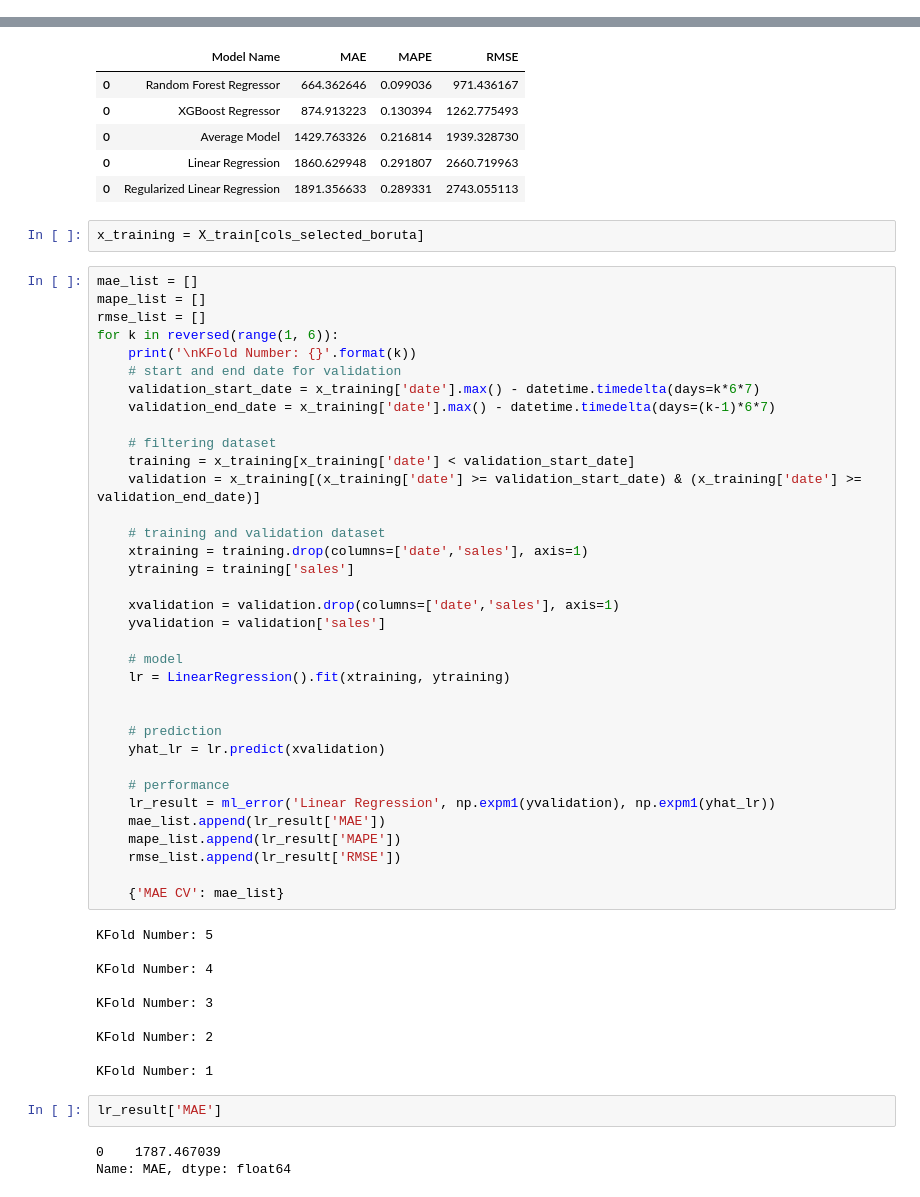
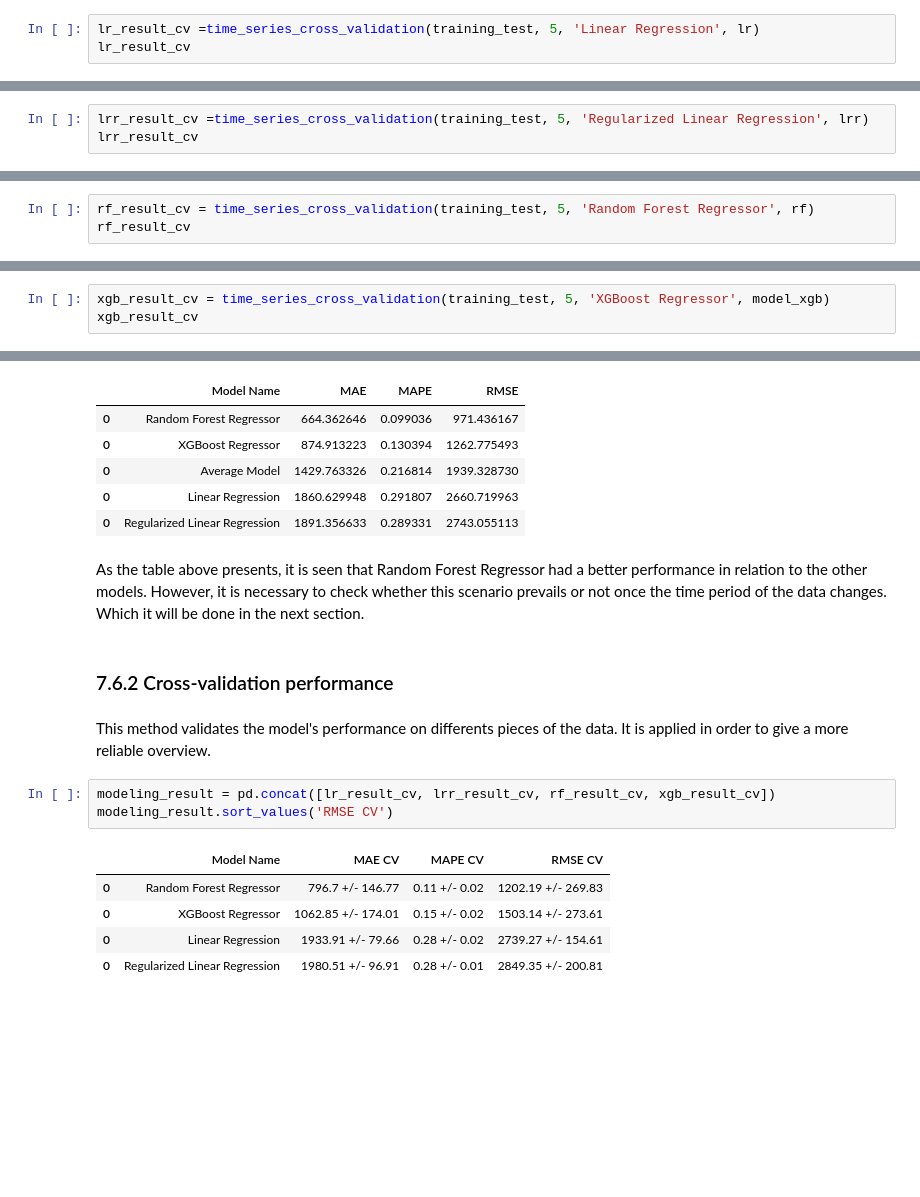
Before and after one commit to diegodinizf/Rossman-Sales, a Jupyter notebook: rossmann-sales-notebook.ipynb, the cells around one changed output, grey strips where cells are left out. Saved outputs shown, nothing was run; the diff lists cells and outputs as text; blank space fills up the shorter version.

Commit message:
cv performance

```diff
--- a/rossmann-sales-notebook.ipynb
+++ b/rossmann-sales-notebook.ipynb
@@ -1052,0 +1118,3 @@ lr_result
+# %%
+lr_result_cv =time_series_cross_validation(training_test, 5, 'Linear Regression', lr)
+lr_result_cv
@@ -1067,0 +1141,3 @@ lrr_result
+# %%
+lrr_result_cv =time_series_cross_validation(training_test, 5, 'Regularized Linear Regression', lrr)
+lrr_result_cv
@@ -1082,0 +1164,3 @@ rf_result
+# %%
+rf_result_cv = time_series_cross_validation(training_test, 5, 'Random Forest Regressor', rf)
+rf_result_cv
@@ -1102,0 +1192,3 @@ xgb_result
+# %%
+xgb_result_cv = time_series_cross_validation(training_test, 5, 'XGBoost Regressor', model_xgb)
+xgb_result_cv
@@ -1112,55 +1209,18 @@ modeling_result.sort_values('RMSE')
 | 0 | Average Model | 1429.763326 | 0.216814 | 1939.328730 |
 | 0 | Linear Regression | 1860.629948 | 0.291807 | 2660.719963 |
 | 0 | Regularized Linear Regression | 1891.356633 | 0.289331 | 2743.055113 |
-# %%
-x_training = X_train[cols_selected_boruta]
-# %%
-mae_list = []
-mape_list = []
-rmse_list = []
-for k in reversed(range(1, 6)):
-    print('\nKFold Number: {}'.format(k))
-    # start and end date for validation
-    validation_start_date = x_training['date'].max() - datetime.timedelta(days=k*6*7)
-    validation_end_date = x_training['date'].max() - datetime.timedelta(days=(k-1)*6*7)
-
-    # filtering dataset
-    training = x_training[x_training['date'] < validation_start_date]
-    validation = x_training[(x_training['date'] >= validation_start_date) & (x_training['date'] >= validation_end_date)]
-
-    # training and validation dataset
-    xtraining = training.drop(columns=['date','sales'], axis=1)
-    ytraining = training['sales']
-
-    xvalidation = validation.drop(columns=['date','sales'], axis=1)
-    yvalidation = validation['sales']
-
-    # model
-    lr = LinearRegression().fit(xtraining, ytraining)
-
-
-    # prediction
-    yhat_lr = lr.predict(xvalidation)
-
-    # performance
-    lr_result = ml_error('Linear Regression', np.expm1(yvalidation), np.expm1(yhat_lr))
-    mae_list.append(lr_result['MAE'])
-    mape_list.append(lr_result['MAPE'])
-    rmse_list.append(lr_result['RMSE'])
-
-    {'MAE CV': mae_list}
-# %% [output]
-KFold Number: 5
-
-KFold Number: 4
-
-KFold Number: 3
-
-KFold Number: 2
-
-KFold Number: 1
-# %%
-lr_result['MAE']
-# %% [output]
-0    1787.467039
-Name: MAE, dtype: float64
+# %% [markdown]
+As the table above presents, it is seen that Random Forest Regressor had a better performance in relation to the other models. However, it is necessary to check whether this scenario prevails or not once the time period of the data changes. Which it will be done in the next section.
+# %% [markdown]
+### 7.6.2 Cross-validation performance
+# %% [markdown]
+This method validates the model's performance on differents pieces of the data. It is applied in order to give a more reliable overview.
+# %%
+modeling_result = pd.concat([lr_result_cv, lrr_result_cv, rf_result_cv, xgb_result_cv])
+modeling_result.sort_values('RMSE CV')
+# %% [output]
+|  | Model Name | MAE CV | MAPE CV | RMSE CV |
+| 0 | Random Forest Regressor | 796.7 +/- 146.77 | 0.11 +/- 0.02 | 1202.19 +/- 269.83 |
+| 0 | XGBoost Regressor | 1062.85 +/- 174.01 | 0.15 +/- 0.02 | 1503.14 +/- 273.61 |
+| 0 | Linear Regression | 1933.91 +/- 79.66 | 0.28 +/- 0.02 | 2739.27 +/- 154.61 |
+| 0 | Regularized Linear Regression | 1980.51 +/- 96.91 | 0.28 +/- 0.01 | 2849.35 +/- 200.81 |
```
Also changed, not shown: parts of 19 cells of this notebook.
